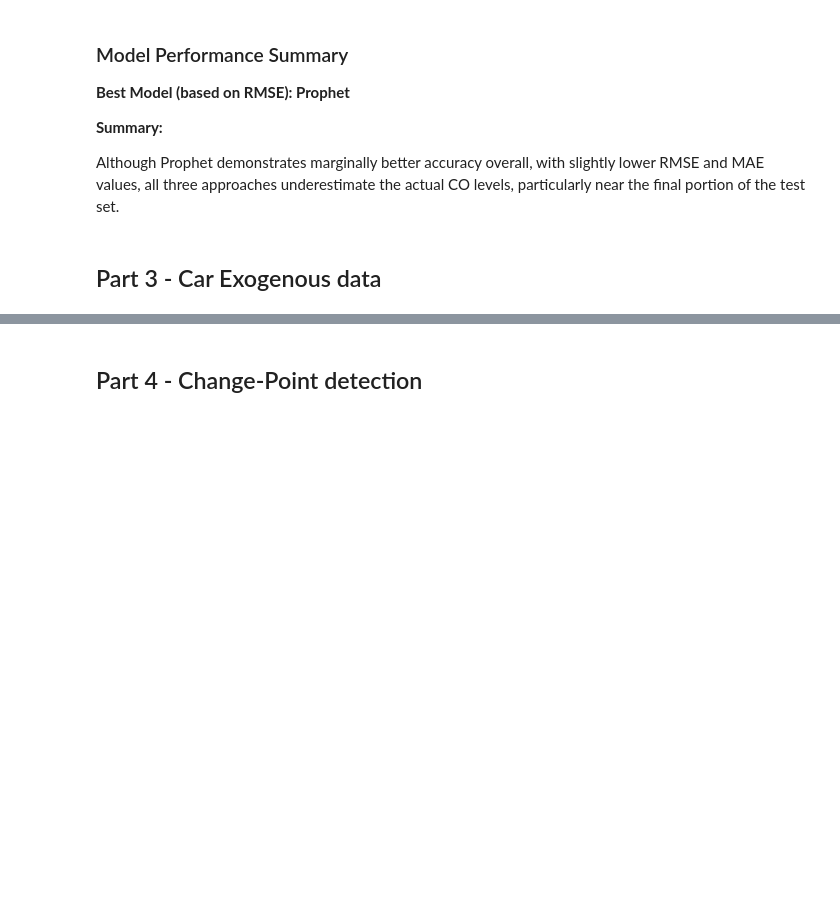
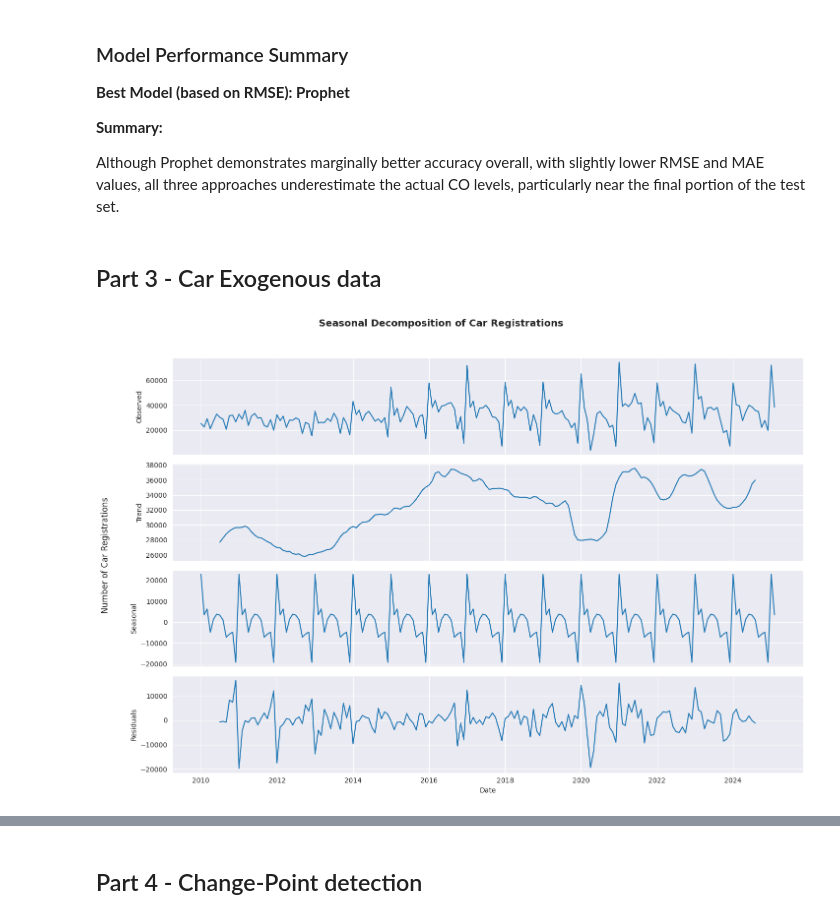
Before and after one commit to sinitsky96/Time-Series-Project, a Jupyter notebook: Final_Project.ipynb, the cells around one changed output, grey strips where cells are left out. Cells and saved outputs as stored; diff of their text form; code cells hidden in the pictures; blank space fills up the shorter version.

Commit message:
add cars decomposition and cleaned unecessary code segments

```diff
--- a/Final_Project.ipynb
+++ b/Final_Project.ipynb
@@ -808,0 +811,31 @@ Although Prophet demonstrates marginally better accuracy overall, with slightly
+# %%
+# car monthly-series decomposition
+def seasonal_analysis(df, duration):
+    decomposition = seasonal_decompose(df["car_num"], period=duration, model='additive')
+
+    fig, axes = plt.subplots(4, 1, figsize=(15, 10), sharex=True)
+    fig.suptitle('Seasonal Decomposition of Car Registrations', fontsize=14, fontweight='bold')
+
+    axes[0].plot(df["date"], df["car_num"])
+    axes[0].set_ylabel("Observed")
+
+    axes[1].plot(df["date"], decomposition.trend)
+    axes[1].set_ylabel("Trend")
+
+    axes[2].plot(df["date"], decomposition.seasonal)
+    axes[2].set_ylabel("Seasonal")
+
+    axes[3].plot(df["date"], decomposition.resid)
+    axes[3].set_ylabel("Residuals")
+    axes[3].set_xlabel("Date")
+
+    # Add global y-axis label
+    fig.text(0.04, 0.5, 'Number of Car Registrations', va='center', rotation='vertical', fontsize=12)
+
+    plt.tight_layout(rect=[0.07, 0, 1, 0.95])  # Leave space for y-label and title
+    # plt.savefig('visualizations/cars_registration_seasonal_decomposition.png')
+    plt.show()
+
+seasonal_analysis(cars.resample('MS').sum().reset_index(), 12)
+# %% [output]
+[figure, added]
```
Also changed, not shown: parts of 5 cells of this notebook.
